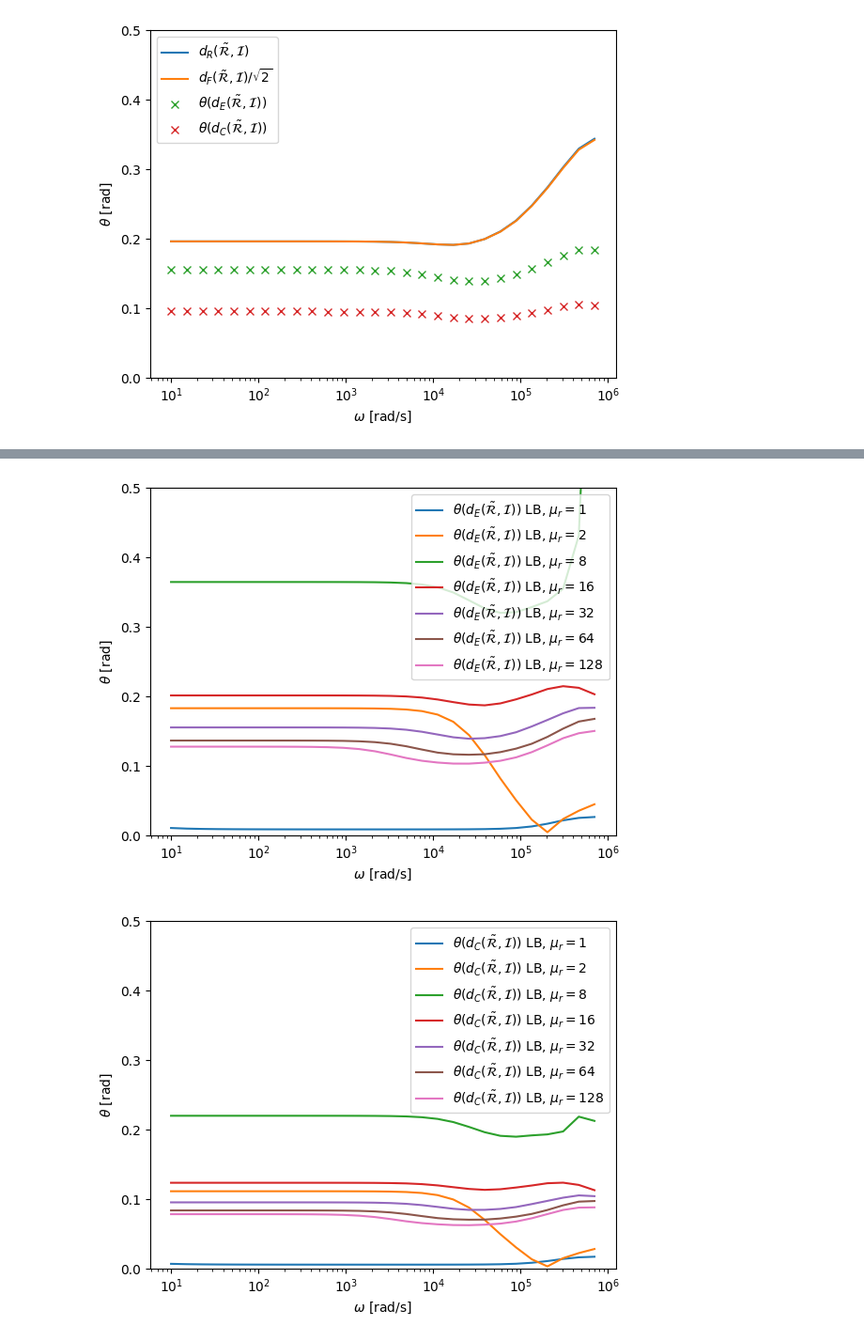
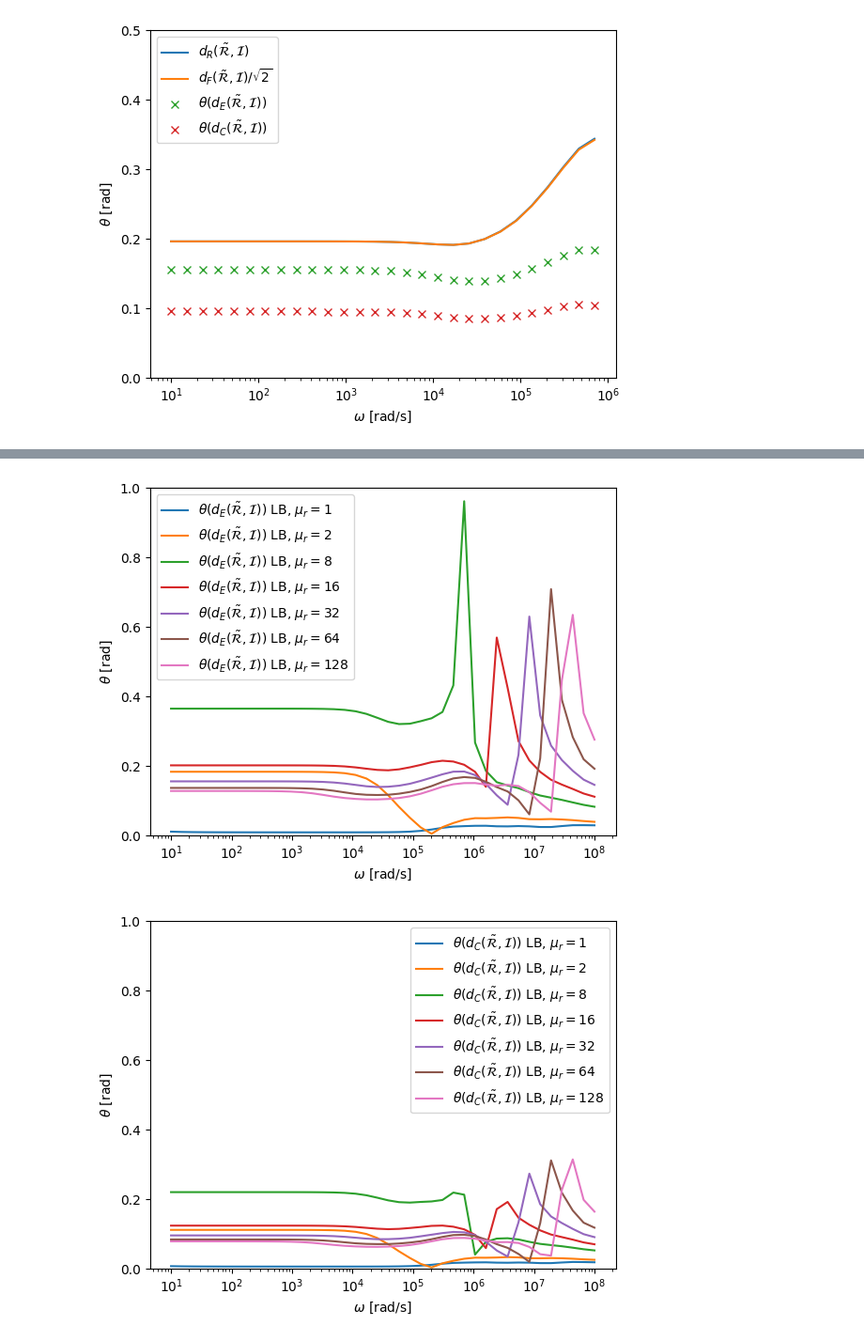
Before and after one commit to pdledger/Rodrigues_Angles, a Jupyter notebook: two_tetra_homog.ipynb, the cells around one changed output, grey strips where cells are left out. Shown at 94% size. Cells and saved outputs as stored; diff of their text form; code cells hidden in the pictures.

```diff
--- a/two_tetra_homog.ipynb
+++ b/two_tetra_homog.ipynb
@@ -7,7 +7,7 @@ DirList=["CSG_TwoTetra/al_0.001_mu_32_sig_1e7/1e1-1e8_40_el_24874_ord_3_POD_13_1
 SaveRIList=[]
 SaveRtilde=[]
 
-MaxOmega=1e6
+MaxOmega=1e8
 for directory in DirList:
     print(directory)
     RIResults,RtildeIResults, N0IResults=main(directory,MaxOmega, Figures="On")
@@ -263,7 +263,7 @@ dCresults=np.zeros((7,Nresults))
 dCTilderesults=np.zeros((7,Nresults))
 dCN0results=np.zeros((7,Nresults))
 # %%
-MaxOmega=1e6
+MaxOmega=1e8
 count=0
 for directory in DirList:
     print(directory)
@@ -396,40 +382,40 @@ for count in range(7):
 plt.xlabel(r'$\omega$ [rad/s]')
 plt.ylabel(r'$\theta$ [rad]')
 plt.legend()
-plt.ylim(0,0.5)
+plt.ylim(0,1.0)
 plt.savefig("CSG_TwoTetra_apprxdR_metrics_tilde_al_0.001_varymu_sig_1e7_ord3.pdf")
 plt.show()
 
 fig=plt.figure()
 for count in range(7):
     plt.semilogx(Frequencies,dCTilderesults[count,:],label=r'$\theta(d_C(\tilde{\cal R},{\cal I}))$ LB, $\mu_r=$'+str(murlist[count]))
 plt.xlabel(r'$\omega$ [rad/s]')
 plt.ylabel(r'$\theta$ [rad]')
 plt.legend()
-plt.ylim(0,0.5)
+plt.ylim(0,1.0)
 plt.savefig("CSG_TwoTetra_apprxdR_metricsdC_tilde_al_0.001_varymu_sig_1e7_ord3.pdf")
 plt.show()
 
 
 fig=plt.figure()
 for count in range(7):
     plt.semilogx(Frequencies,dRTilderesults[count,:],label=r'$d_R(\tilde{\cal R},{\cal I})$, $\mu_r=$'+str(murlist[count]))
 plt.xlabel(r'$\omega$ [rad/s]')
 plt.ylabel(r'$\theta$ [rad]')
 plt.legend()
-plt.ylim(0,0.5)
+plt.ylim(0,1.0)
 plt.savefig("CSG_TwoTetra_dR_metrics_tilde_al_0.001_varymu_sig_1e7_ord3.pdf")
 plt.show()
 
 fig=plt.figure()
 for count in range(7):
     plt.semilogx(Frequencies,dFTilderesults[count,:]/np.sqrt(2),label=r'$d_F(\tilde{\cal R},{\cal I})/\sqrt{2}$, $\mu_r=$'+str(murlist[count]))
 plt.xlabel(r'$\omega$ [rad/s]')
 plt.ylabel(r'$\theta$ [rad]')
 plt.legend()
-plt.ylim(0,0.5)
+plt.ylim(0,1.0)
 plt.savefig("CSG_TwoTetra_dF_metrics_tilde_al_0.001_varymu_sig_1e7_ord3.pdf")
 plt.show()
 # %% [output]
-[figure, old version]
+[figure, new version]
-[figure, old version]
+[figure, new version]
```
Also changed, not shown: parts of 9 cells of this notebook, 35 other files.
